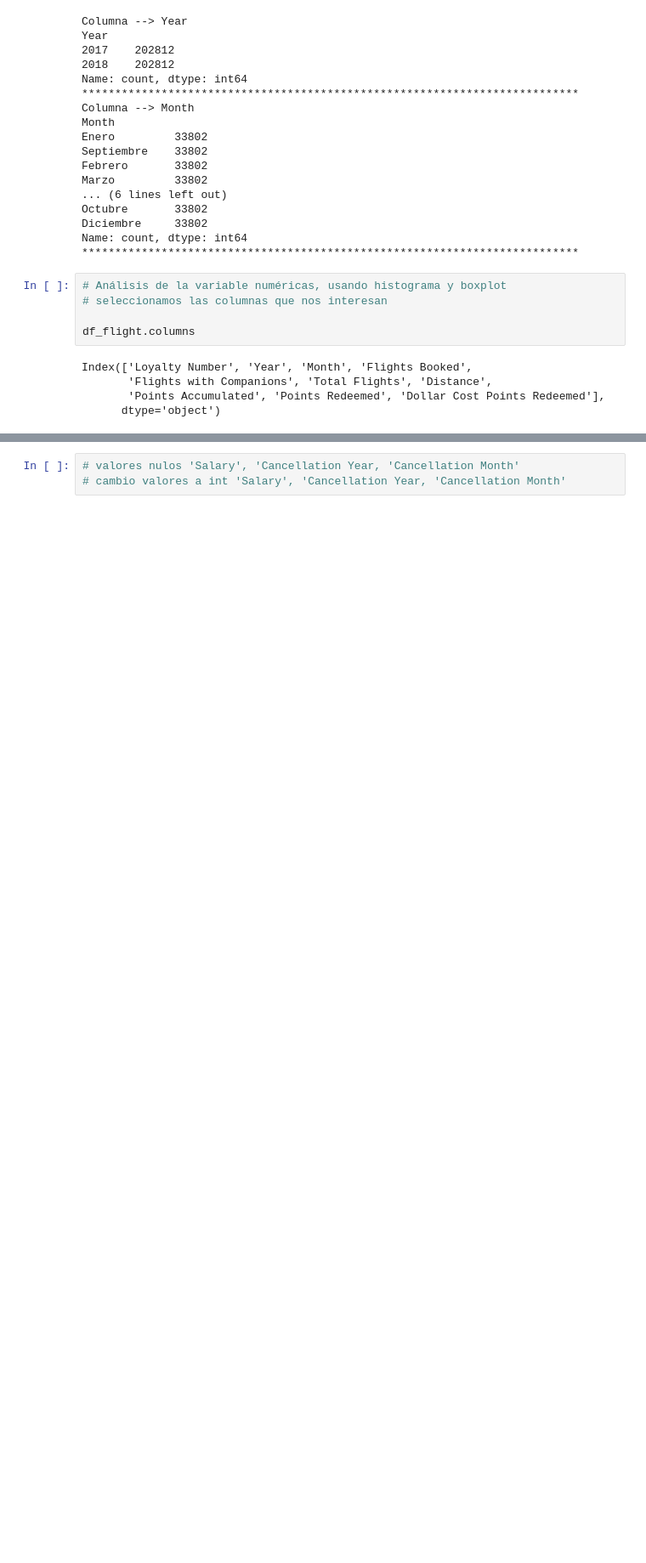
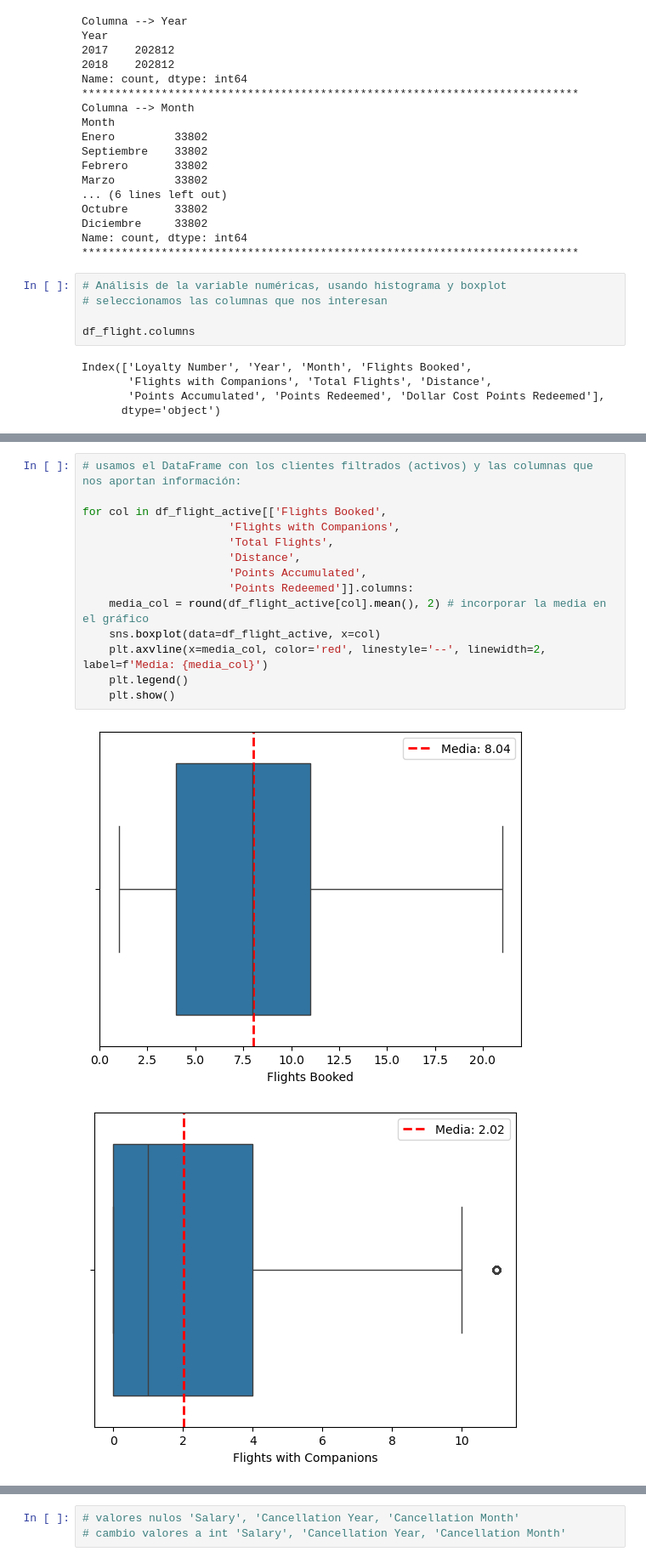
Before and after one commit to Adalab/bda-modulo-3-evaluacion-final-MarPastor, a Jupyter notebook: notebook/final_evaluation_mod3_marpastor.ipynb, the cells around one changed output, grey strips where cells are left out. Shown: that part at 85% size. Cells and saved outputs as stored; diff of their text form; blank space fills up the shorter version.

```diff
--- a/notebook/final_evaluation_mod3_marpastor.ipynb
+++ b/notebook/final_evaluation_mod3_marpastor.ipynb
@@ -261,0 +316,17 @@ df_flight[['Month', 'Flights Booked', 'Flights with Companions', 'Total Flights'
+# %%
+# usamos el DataFrame con los clientes filtrados (activos) y las columnas que nos aportan información:
+
+for col in df_flight_active[['Flights Booked',
+                      'Flights with Companions',
+                      'Total Flights',
+                      'Distance',
+                      'Points Accumulated',
+                      'Points Redeemed']].columns:
+    media_col = round(df_flight_active[col].mean(), 2) # incorporar la media en el gráfico
+    sns.boxplot(data=df_flight_active, x=col)
+    plt.axvline(x=media_col, color='red', linestyle='--', linewidth=2, label=f'Media: {media_col}')
+    plt.legend()
+    plt.show()
+# %% [output]
+[figure, added]
+[figure, added]
```
Also changed, not shown: parts of 6 cells of this notebook.
